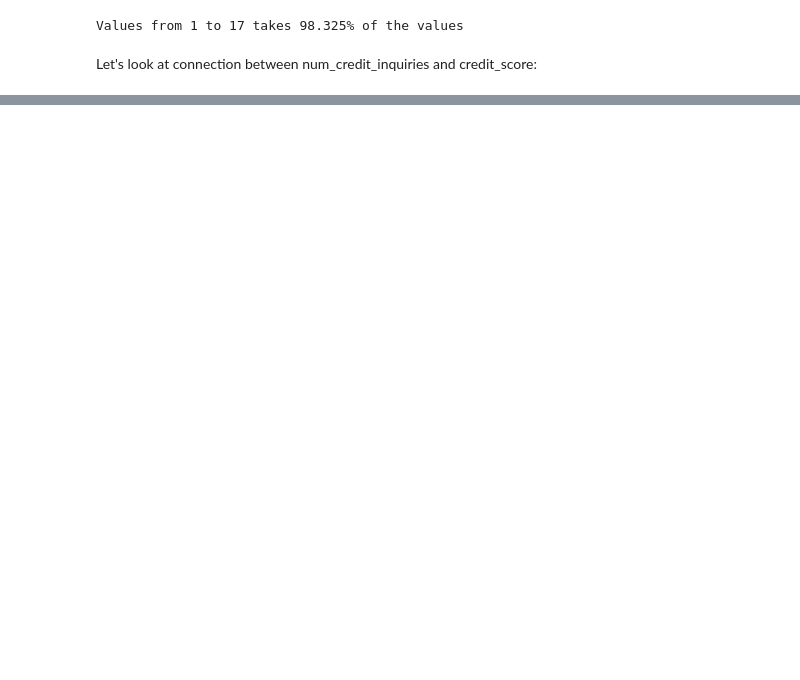
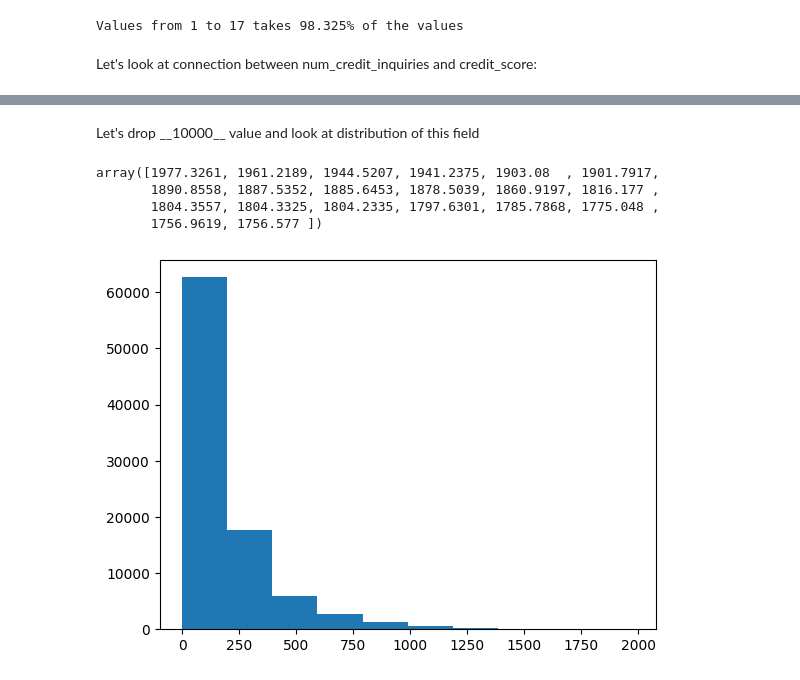
Before and after one commit to Stayermax/MLzoomcamp_midterm_project, a Jupyter notebook: dataset_eda.ipynb, the cells around one changed output, grey strips where cells are left out. Saved outputs shown, nothing was run; the diff lists cells and outputs as text; code cells hidden in the pictures; blank space fills up the shorter version.

```diff
--- a/dataset_eda.ipynb
+++ b/dataset_eda.ipynb
@@ -713,0 +800,3 @@ df[df.customer_id == 'CUS_0x4037'][['customer_id', 'num_credit_inquiries', 'annu
+# %%
+df['num_of_delayed_payment'] = df['num_of_delayed_payment'].apply(custom_to_numeric)
+df['num_of_delayed_payment'].dtype
@@ -713,0 +874,4 @@ df[df.customer_id == 'CUS_0x4037'][['customer_id', 'num_credit_inquiries', 'annu
+# %%
+df.loc[df['num_of_delayed_payment'] > 28, 'num_of_delayed_payment'] = np.nan
+# %%
+df['num_of_delayed_payment'] = df.groupby('customer_id')['num_of_delayed_payment'].transform(lambda x: x.fillna(int(x.mean())))
@@ -713,0 +930,16 @@ df[df.customer_id == 'CUS_0x4037'][['customer_id', 'num_credit_inquiries', 'annu
+# %% [markdown]
+Let's drop \_\_10000__ value and look at distribution of this field
+# %%
+smaller_df = np.float64(df[(df.amount_invested_monthly != '__10000__') & (- df.amount_invested_monthly.isna())].amount_invested_monthly)
+smaller_df.sort()
+smaller_df[::-1].round(4)[:20]
+# %% [output]
+array([1977.3261, 1961.2189, 1944.5207, 1941.2375, 1903.08  , 1901.7917,
+       1890.8558, 1887.5352, 1885.6453, 1878.5039, 1860.9197, 1816.177 ,
+       1804.3557, 1804.3325, 1804.2335, 1797.6301, 1785.7868, 1775.048 ,
+       1756.9619, 1756.577 ])
+# %%
+plt.hist(smaller_df)
+plt.show()
+# %% [output]
+[figure, added]
```
Also changed, not shown: parts of 122 cells of this notebook.
